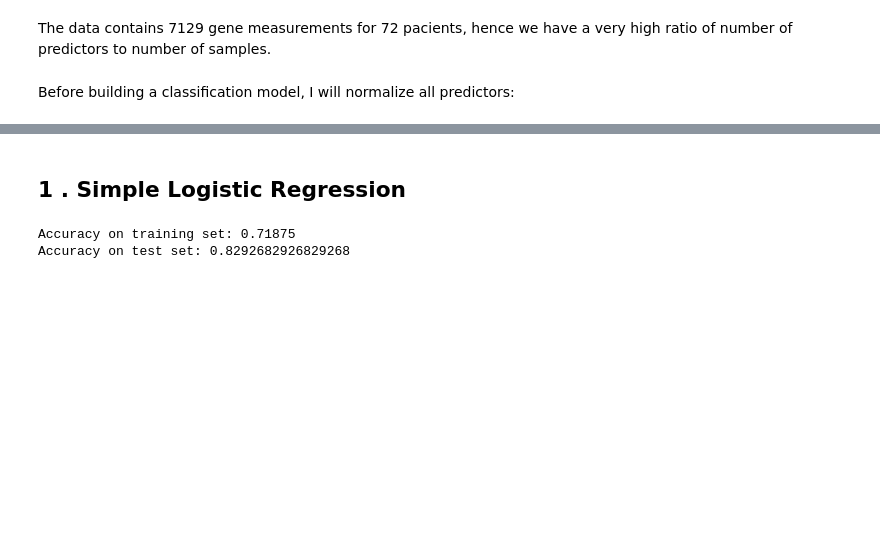
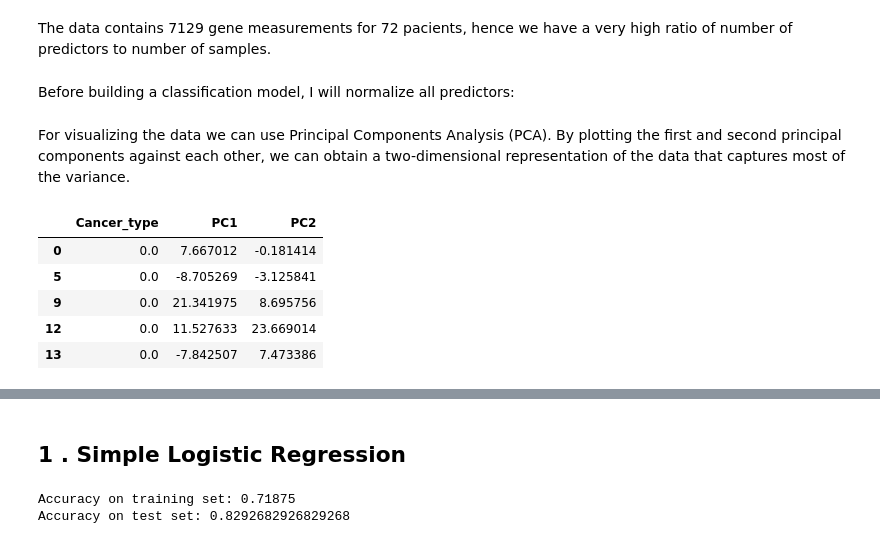
Before and after one commit to AtanasiuDemian/AtanasiuDemian.github.io, a Jupyter notebook: Notebooks/Leukemia.ipynb, the cells around one changed output, grey strips where cells are left out. Cells and saved outputs as stored; diff of their text form; code cells hidden in the pictures; blank space fills up the shorter version.

```diff
--- a/Notebooks/Leukemia.ipynb
+++ b/Notebooks/Leukemia.ipynb
@@ -46,3 +46,21 @@ Before building a classification model, I will normalize all predictors:
 train_min, train_max = train.min(), train.max()
 train = (train - train.min())/(train.max() - train.min())
 test = (test - test.min())/(test.max() - test.min())
+# %% [markdown]
+For visualizing the data we can use Principal Components Analysis (PCA). By plotting the first and second principal components against each other, we can obtain a two-dimensional representation of the data that captures most of the variance.
+# %%
+# Compute the principal components
+pca = PCA(n_components=2)
+predictors = train.drop('Cancer_type', axis=1).columns
+data_train_pca = pca.fit_transform(train[predictors])
+dfpca=pd.DataFrame(dict(Cancer_type=train.Cancer_type))
+for i in range(data_train_pca.shape[1]):
+    dfpca['PC%d'%(i+1)]=data_train_pca[:,i]
+dfpca.head()
+# %% [output]
+|  | Cancer_type | PC1 | PC2 |
+| 0 | 0.0 | 7.667012 | -0.181414 |
+| 5 | 0.0 | -8.705269 | -3.125841 |
+| 9 | 0.0 | 21.341975 | 8.695756 |
+| 12 | 0.0 | 11.527633 | 23.669014 |
+| 13 | 0.0 | -7.842507 | 7.473386 |
```
Also changed, not shown: parts of 10 cells of this notebook.
